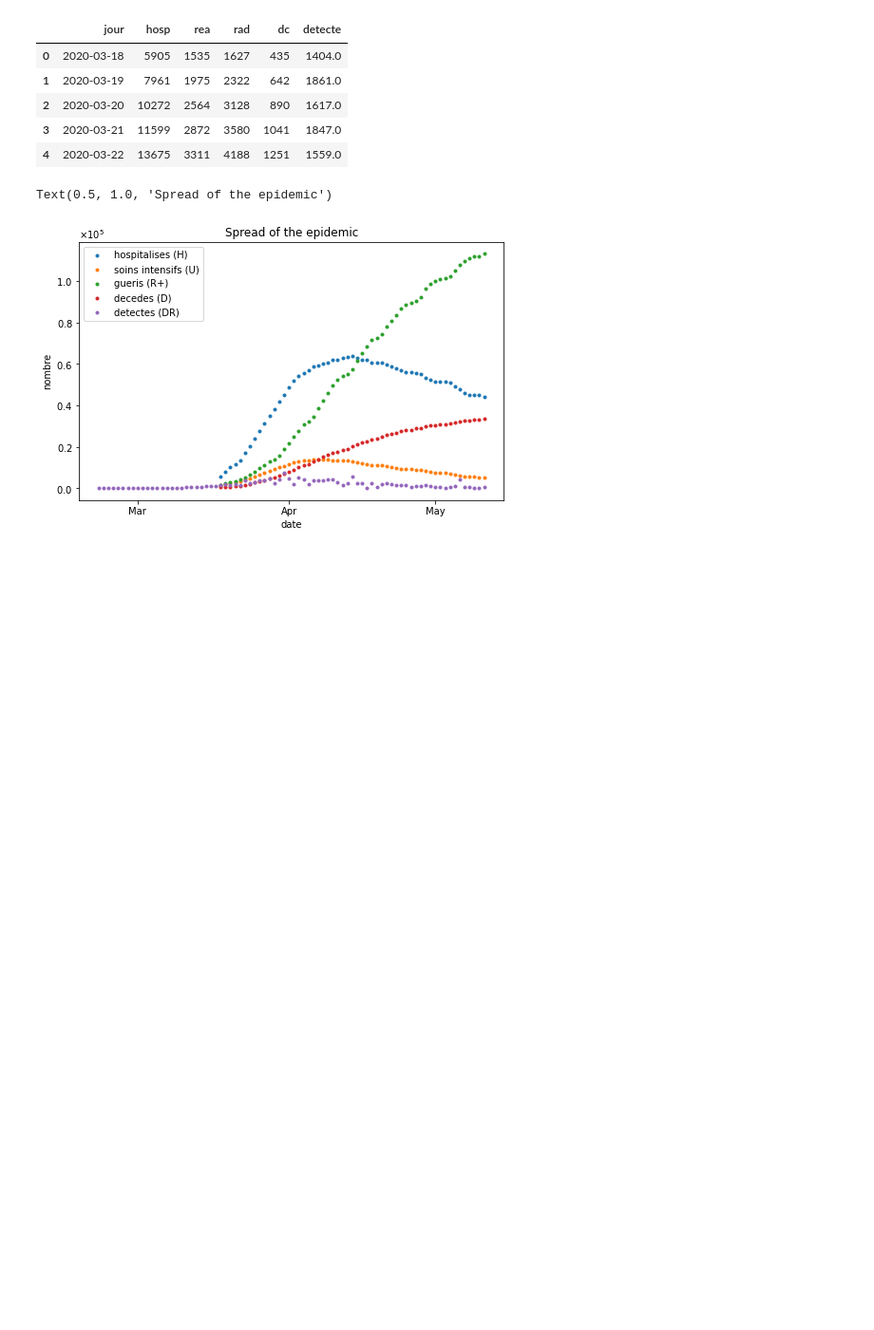
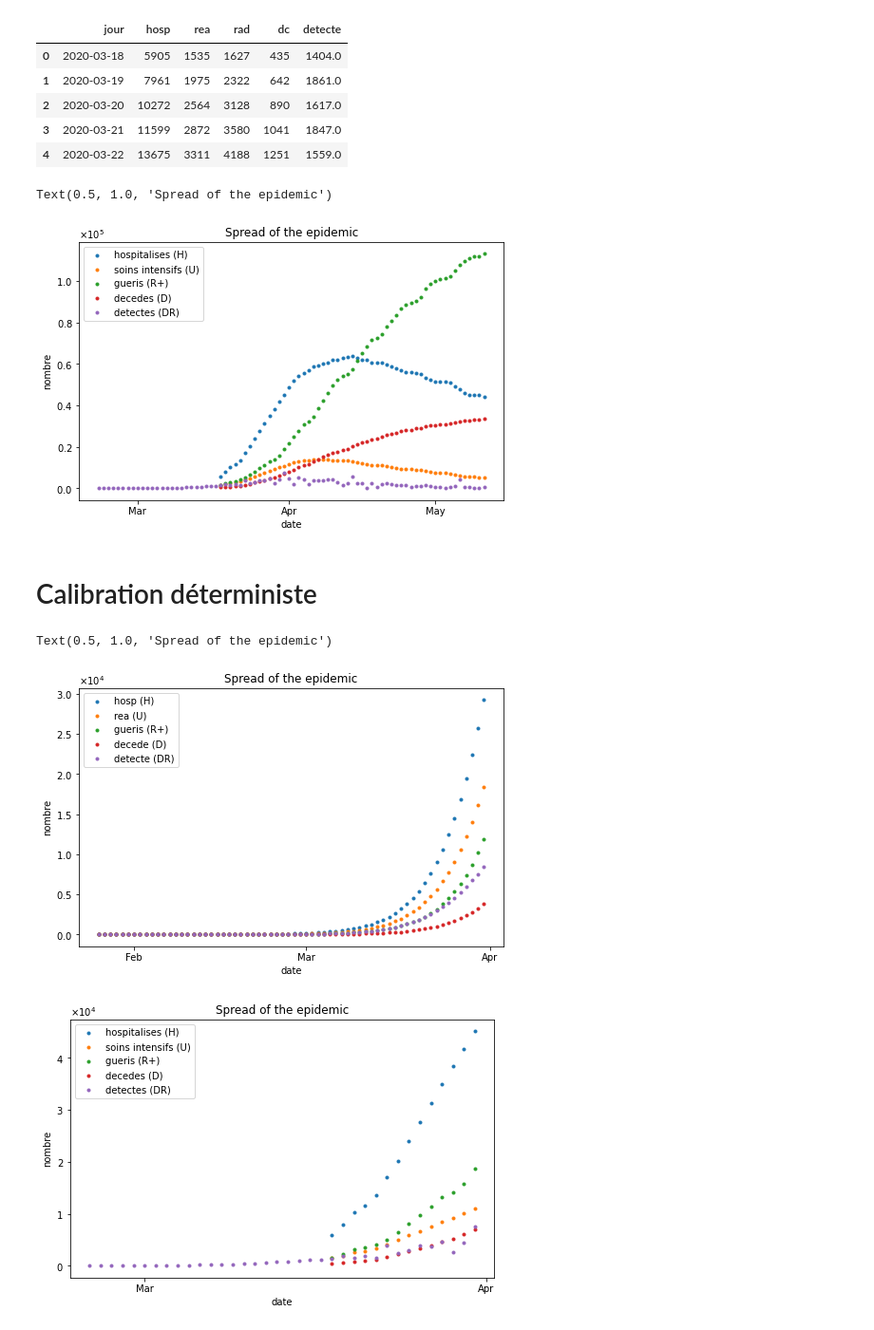
Before and after one commit to SwannChelly/MAP568, a Jupyter notebook: src/Project.ipynb, the cells around one changed output. Shown at 95% size. Cells and saved outputs as stored; diff of their text form; code cells hidden in the pictures; blank space fills up the shorter version.

Commit message:
Calibration structure

```diff
--- a/src/Project.ipynb
+++ b/src/Project.ipynb
@@ -264,3 +275,5 @@ axs.set_title('Spread of the epidemic')
 # %% [output]
 Text(0.5, 1.0, 'Spread of the epidemic')
 [figure]
+# %% [markdown]
+# Calibration déterministe
@@ -266,0 +282,4 @@ Text(0.5, 1.0, 'Spread of the epidemic')
+# %%
+# Table pre-processing
+contamination = contamination[('2020-02-25' <= contamination[jour])& (contamination[jour]<= '2020-03-31')]
+big_table     = big_table[big_table[jour]<= '2020-03-31']
@@ -266,0 +303,68 @@ Text(0.5, 1.0, 'Spread of the epidemic')
+# %%
+
+variables = init_variables(T_MAX = 66)
+constants = compute_constants(variables, global_constants = global_constants)
+variables = list(variables.values())
+constants = list(constants.values())
+
+res = minimize(Epsilon,x0 = variables,bounds = bound, args = (constants))
+optimal_variables = dict(zip(variables_keys,res.x))
+# %%
+constants   = compute_constants(optimal_variables)
+syst_CI    = array([global_constants['S_0'],optimal_variables['I_moins_0'],0,0,0,0,0,0,0,0])
+simulation = odeint(equa_diff,syst_CI,constants['t'], args = (optimal_variables,constants))[::10]
+# %%
+fig, axs = plt.subplots(figsize = (8,5), nrows = 1, ncols = 1)
+columns  = [5,6,7,8,9]
+titles   = {'5':'hosp (H)','6': 'rea (U)','8':'decede (D)', '9':'detecte (DR)','7': 'gueris (R+)'}
+time     = pd.date_range(start =  '2020-01-26', end = '2020-03-31', freq = 'D')
+
+for i,col in enumerate(columns) :
+    axs.scatter(time,simulation[:,col],marker = '.', label = titles[f"{col}"])
+axs.legend()
+locator = mdates.MonthLocator()
+fmt = mdates.DateFormatter('%b')
+X = plt.gca().xaxis
+X.set_major_locator(locator)
+X.set_major_formatter(fmt)
+
+
+formatter = ticker.ScalarFormatter(useMathText=True)
+formatter.set_scientific(True)
+formatter.set_powerlimits((-1,1))
+axs.yaxis.set_major_formatter(formatter)
+axs.set_ylabel('nombre')
+axs.set_xlabel('date')
+axs.format_xdata = mdates.DateFormatter('%Y-%m-%d')
+axs.set_title('Spread of the epidemic')
+
+
+
+columns = ['hosp','rea','rad','dc']
+titles  = {'hosp': 'hospitalises (H)', 'rea': 'soins intensifs (U)', 'dc' : 'decedes (D)', 'detecte' : 'detectes (DR)', 'rad' : 'gueris (R+)'}
+
+fig, axs = plt.subplots(figsize = (8,5), nrows = 1, ncols = 1)
+for i,col in enumerate(columns) :
+    axs.scatter(big_table[jour],big_table[col],marker = '.', label = titles[col])
+axs.scatter(contamination[jour],contamination['detecte'], marker = '.', label = titles['detecte'])
+axs.legend()
+locator = mdates.MonthLocator()
+fmt = mdates.DateFormatter('%b')
+X = plt.gca().xaxis
+X.set_major_locator(locator)
+# Specify formatter
+X.set_major_formatter(fmt)
+
+
+formatter = ticker.ScalarFormatter(useMathText=True)
+formatter.set_scientific(True)
+formatter.set_powerlimits((-1,1))
+axs.yaxis.set_major_formatter(formatter)
+axs.set_ylabel('nombre')
+axs.set_xlabel('date')
+axs.format_xdata = mdates.DateFormatter('%Y-%m-%d')
+axs.set_title('Spread of the epidemic')
+# %% [output]
+Text(0.5, 1.0, 'Spread of the epidemic')
+[figure, added]
+[figure, added]
```
Also changed, not shown: parts of 9 cells of this notebook, 5 other files.
